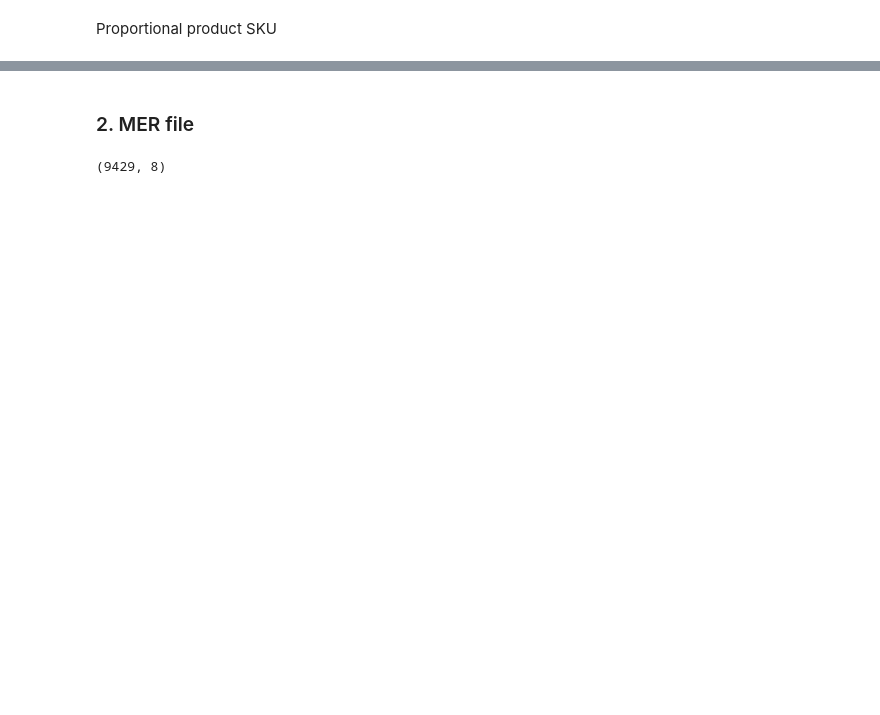
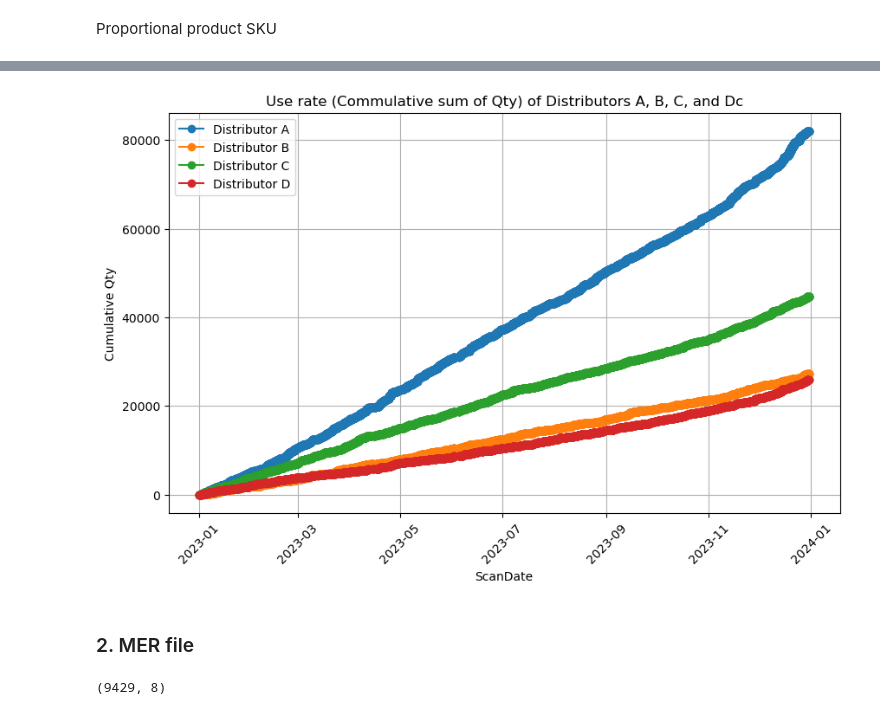
Before and after one commit to PaweekornS/ExxonMobil_Bootcathon, a Jupyter notebook: exxon_hack.ipynb, the cells around one changed output, grey strips where cells are left out. Drawn from its saved outputs; the diff is of its cells as text; code cells hidden in the pictures; blank space fills up the shorter version.

```diff
--- a/exxon_hack.ipynb
+++ b/exxon_hack.ipynb
@@ -224,3 +266,32 @@ Text(0.5, 1.0, 'Quantity Percentage of ProductSKU')
+# %%
+# List of distributors to plot
+distributors = ['A', 'B', 'C', 'D']
+
+# Plotting the cumulative sum line graph for each distributor
+plt.figure(figsize=(10, 6))
+
+for distributor in distributors:
+    # Filter data for the current distributor
+    filtered_mrw = mrw[mrw['Distributor'] == distributor]
+
+    # Sort data by ScanDate
+    filtered_mrw = filtered_mrw.sort_values(by='ScanDate')
+
+    # Calculate cumulative sum of Qty
+    filtered_mrw['CumulativeQty'] = filtered_mrw['Qty'].cumsum()
+
+    # Plot the line graph
+    plt.plot(filtered_mrw['ScanDate'], filtered_mrw['CumulativeQty'], marker='o', linestyle='-', label=f'Distributor {distributor}')
+
+plt.title('Use rate (Commulative sum of Qty) of Distributors A, B, C, and Dc')
+plt.xlabel('ScanDate')
+plt.ylabel('Cumulative Qty')
+plt.xticks(rotation=45)
+plt.grid()
+plt.legend()
+plt.show()
+# %% [output]
+[figure, added]
 # %% [markdown]
 ### 2. MER file
 # %%
```
Also changed, not shown: parts of 25 cells of this notebook.
